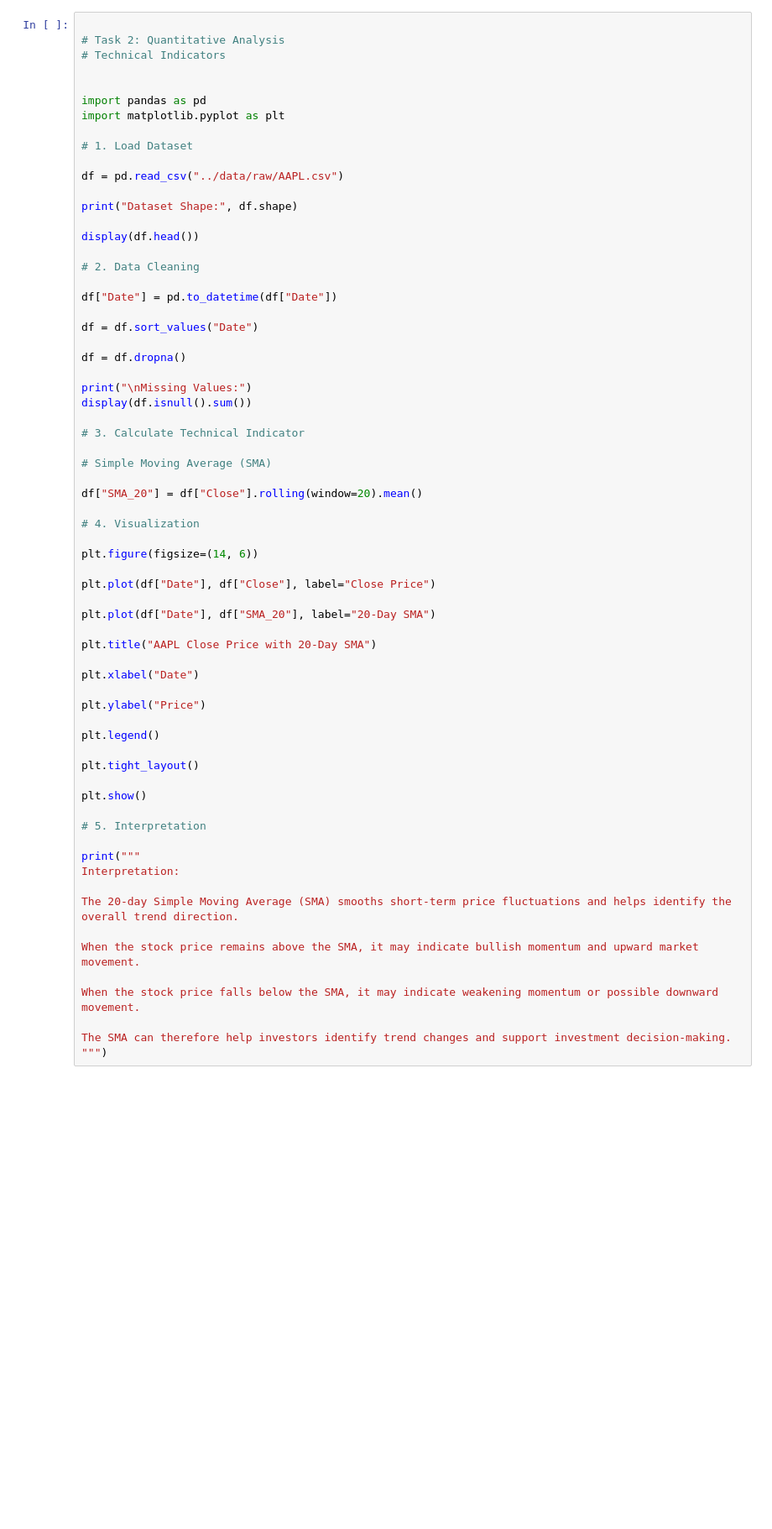
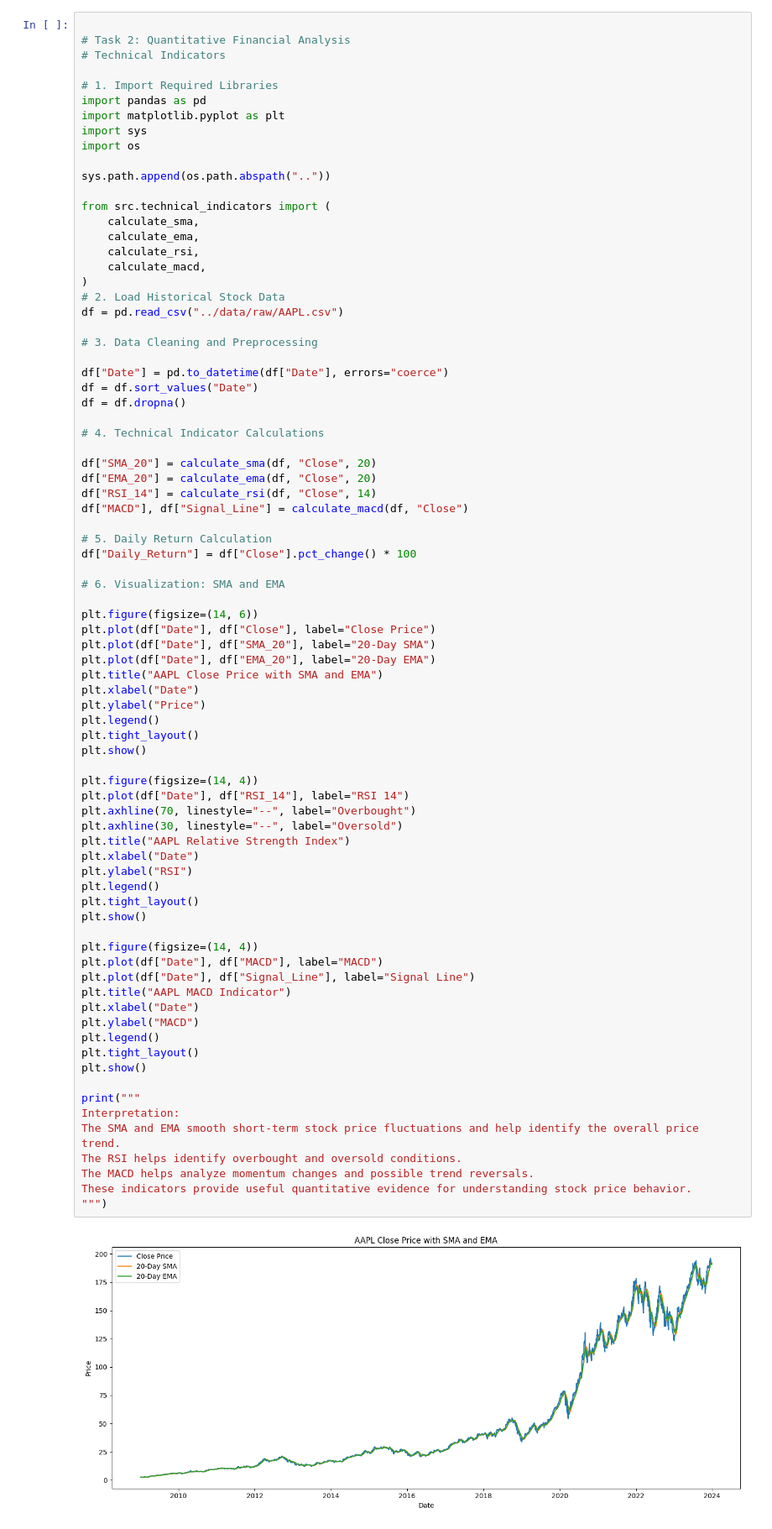
Before and after one commit to redu2127/news-sentiment-analysis, a Jupyter notebook: notebooks/task_2_quantitative_analysis.ipynb, the cells around one changed output. Shown at 84% size. Saved outputs shown, nothing was run; the diff lists cells and outputs as text; blank space fills up the shorter version.

```diff
--- a/notebooks/task_2_quantitative_analysis.ipynb
+++ b/notebooks/task_2_quantitative_analysis.ipynb
@@ -1,68 +1,81 @@
 # %%
 
-# Task 2: Quantitative Analysis
+# Task 2: Quantitative Financial Analysis
 # Technical Indicators
 
-
+# 1. Import Required Libraries
 import pandas as pd
 import matplotlib.pyplot as plt
+import sys
+import os
 
-# 1. Load Dataset
+sys.path.append(os.path.abspath(".."))
 
+from src.technical_indicators import (
+    calculate_sma,
+    calculate_ema,
+    calculate_rsi,
+    calculate_macd,
+)
+# 2. Load Historical Stock Data
 df = pd.read_csv("../data/raw/AAPL.csv")
 
-print("Dataset Shape:", df.shape)
+# 3. Data Cleaning and Preprocessing
 
-display(df.head())
-
-# 2. Data Cleaning
-
-df["Date"] = pd.to_datetime(df["Date"])
-
+df["Date"] = pd.to_datetime(df["Date"], errors="coerce")
 df = df.sort_values("Date")
-
 df = df.dropna()
 
-print("\nMissing Values:")
-display(df.isnull().sum())
+# 4. Technical Indicator Calculations
 
-# 3. Calculate Technical Indicator
+df["SMA_20"] = calculate_sma(df, "Close", 20)
+df["EMA_20"] = calculate_ema(df, "Close", 20)
+df["RSI_14"] = calculate_rsi(df, "Close", 14)
+df["MACD"], df["Signal_Line"] = calculate_macd(df, "Close")
 
-# Simple Moving Average (SMA)
+# 5. Daily Return Calculation
+df["Daily_Return"] = df["Close"].pct_change() * 100
 
-df["SMA_20"] = df["Close"].rolling(window=20).mean()
-
-# 4. Visualization
+# 6. Visualization: SMA and EMA
 
 plt.figure(figsize=(14, 6))
-
 plt.plot(df["Date"], df["Close"], label="Close Price")
-
 plt.plot(df["Date"], df["SMA_20"], label="20-Day SMA")
-
-plt.title("AAPL Close Price with 20-Day SMA")
-
+plt.plot(df["Date"], df["EMA_20"], label="20-Day EMA")
+plt.title("AAPL Close Price with SMA and EMA")
 plt.xlabel("Date")
-
 plt.ylabel("Price")
-
 plt.legend()
-
 plt.tight_layout()
-
 plt.show()
 
-# 5. Interpretation
+plt.figure(figsize=(14, 4))
+plt.plot(df["Date"], df["RSI_14"], label="RSI 14")
+plt.axhline(70, linestyle="--", label="Overbought")
+plt.axhline(30, linestyle="--", label="Oversold")
+plt.title("AAPL Relative Strength Index")
+plt.xlabel("Date")
+plt.ylabel("RSI")
+plt.legend()
+plt.tight_layout()
+plt.show()
+
+plt.figure(figsize=(14, 4))
+plt.plot(df["Date"], df["MACD"], label="MACD")
+plt.plot(df["Date"], df["Signal_Line"], label="Signal Line")
+plt.title("AAPL MACD Indicator")
+plt.xlabel("Date")
+plt.ylabel("MACD")
+plt.legend()
+plt.tight_layout()
+plt.show()
 
 print("""
 Interpretation:
-
-The 20-day Simple Moving Average (SMA) smooths short-term price fluctuations and helps identify the overall trend direction.
-
-When the stock price remains above the SMA, it may indicate bullish momentum and upward market movement.
-
-When the stock price falls below the SMA, it may indicate weakening momentum or possible downward movement.
-
-The SMA can therefore help investors identify trend changes and support investment decision-making.
+The SMA and EMA smooth short-term stock price fluctuations and help identify the overall price trend.
+The RSI helps identify overbought and oversold conditions.
+The MACD helps analyze momentum changes and possible trend reversals.
+These indicators provide useful quantitative evidence for understanding stock price behavior.
 """)
 # %% [output]
+[figure, new version]
```
Also changed, not shown: parts of 1 cell of this notebook, 7 other files.
